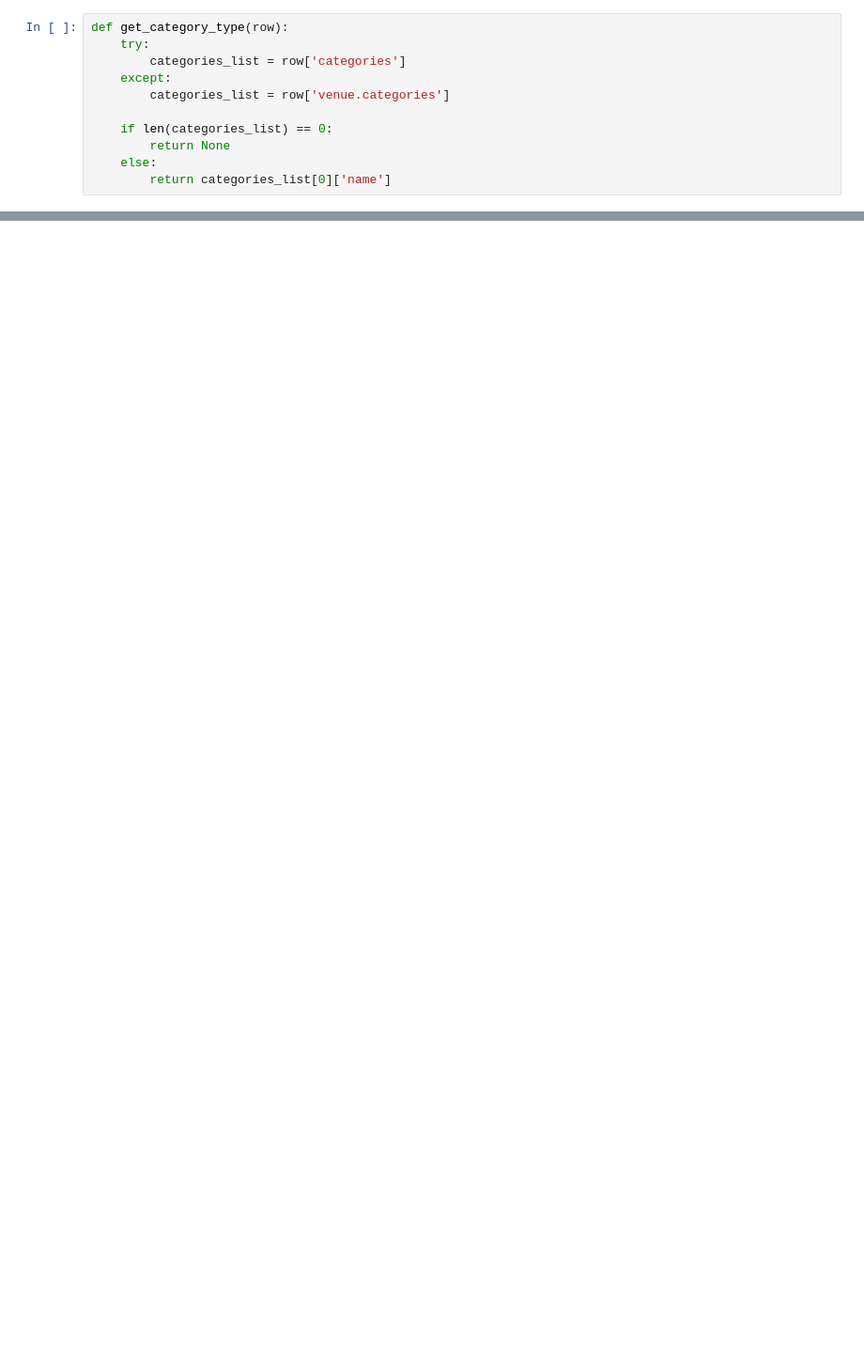
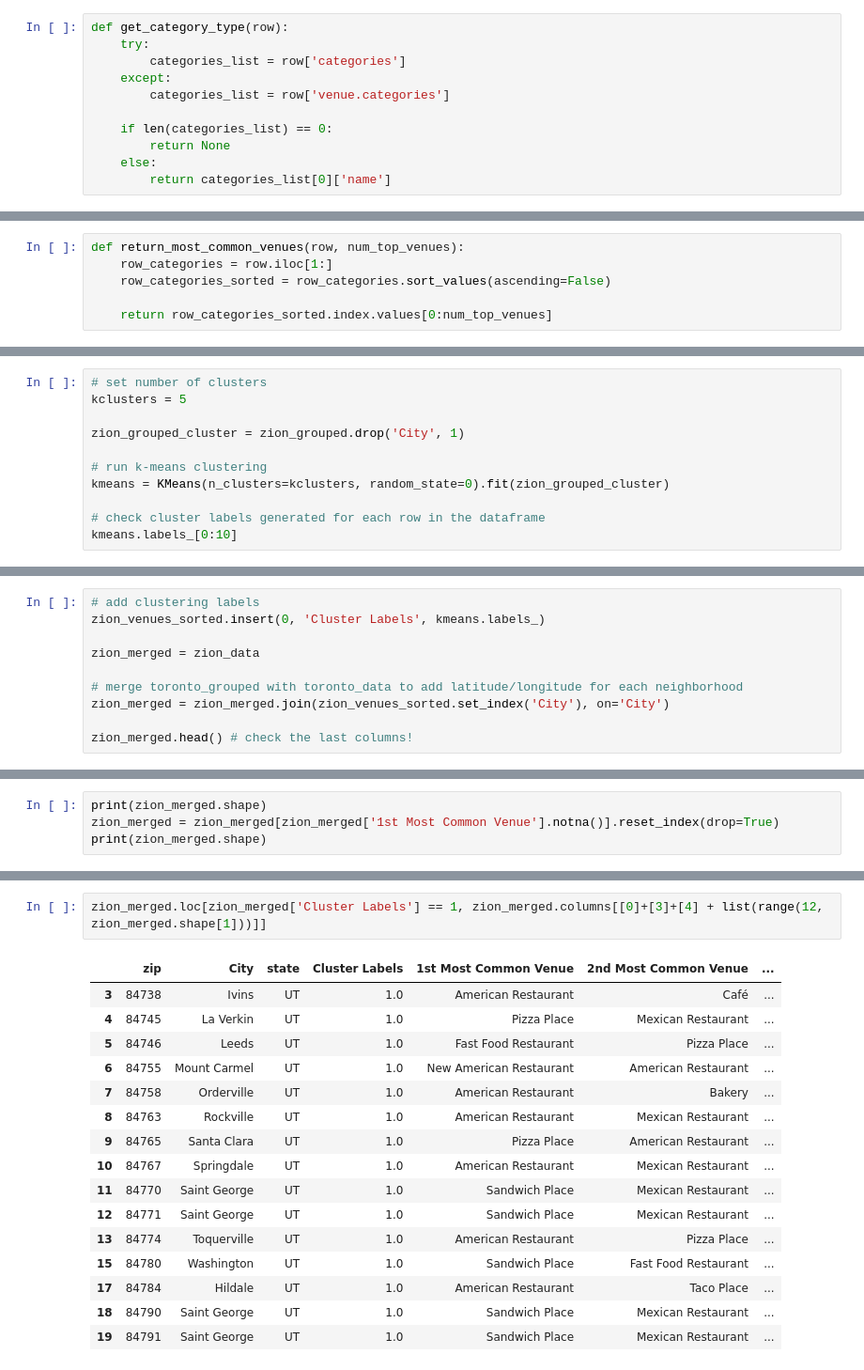
Before and after one commit to horan37/Coursera_Capstone, a Jupyter notebook: CapstoneProject_Week5.ipynb, the cells around one changed output, grey strips where cells are left out. Shown at 94% size. Saved outputs shown, nothing was run; the diff lists cells and outputs as text; blank space fills up the shorter version.

```diff
--- a/CapstoneProject_Week5.ipynb
+++ b/CapstoneProject_Week5.ipynb
@@ -267,0 +492,6 @@ nearby_venues
+# %%
+def return_most_common_venues(row, num_top_venues):
+    row_categories = row.iloc[1:]
+    row_categories_sorted = row_categories.sort_values(ascending=False)
+
+    return row_categories_sorted.index.values[0:num_top_venues]
@@ -267,0 +542,11 @@ nearby_venues
+# %%
+# set number of clusters
+kclusters = 5
+
+zion_grouped_cluster = zion_grouped.drop('City', 1)
+
+# run k-means clustering
+kmeans = KMeans(n_clusters=kclusters, random_state=0).fit(zion_grouped_cluster)
+
+# check cluster labels generated for each row in the dataframe
+kmeans.labels_[0:10]
@@ -267,0 +575,10 @@ nearby_venues
+# %%
+# add clustering labels
+zion_venues_sorted.insert(0, 'Cluster Labels', kmeans.labels_)
+
+zion_merged = zion_data
+
+# merge toronto_grouped with toronto_data to add latitude/longitude for each neighborhood
+zion_merged = zion_merged.join(zion_venues_sorted.set_index('City'), on='City')
+
+zion_merged.head() # check the last columns!
@@ -267,0 +592,4 @@ nearby_venues
+# %%
+print(zion_merged.shape)
+zion_merged = zion_merged[zion_merged['1st Most Common Venue'].notna()].reset_index(drop=True)
+print(zion_merged.shape)
@@ -267,0 +639,19 @@ nearby_venues
+# %%
+zion_merged.loc[zion_merged['Cluster Labels'] == 1, zion_merged.columns[[0]+[3]+[4] + list(range(12, zion_merged.shape[1]))]]
+# %% [output]
+|  | zip | City | state | Cluster Labels | 1st Most Common Venue | 2nd Most Common Venue | ... |
+| 3 | 84738 | Ivins | UT | 1.0 | American Restaurant | Café | ... |
+| 4 | 84745 | La Verkin | UT | 1.0 | Pizza Place | Mexican Restaurant | ... |
+| 5 | 84746 | Leeds | UT | 1.0 | Fast Food Restaurant | Pizza Place | ... |
+| 6 | 84755 | Mount Carmel | UT | 1.0 | New American Restaurant | American Restaurant | ... |
+| 7 | 84758 | Orderville | UT | 1.0 | American Restaurant | Bakery | ... |
+| 8 | 84763 | Rockville | UT | 1.0 | American Restaurant | Mexican Restaurant | ... |
+| 9 | 84765 | Santa Clara | UT | 1.0 | Pizza Place | American Restaurant | ... |
+| 10 | 84767 | Springdale | UT | 1.0 | American Restaurant | Mexican Restaurant | ... |
+| 11 | 84770 | Saint George | UT | 1.0 | Sandwich Place | Mexican Restaurant | ... |
+| 12 | 84771 | Saint George | UT | 1.0 | Sandwich Place | Mexican Restaurant | ... |
+| 13 | 84774 | Toquerville | UT | 1.0 | American Restaurant | Pizza Place | ... |
+| 15 | 84780 | Washington | UT | 1.0 | Sandwich Place | Fast Food Restaurant | ... |
+| 17 | 84784 | Hildale | UT | 1.0 | American Restaurant | Taco Place | ... |
+| 18 | 84790 | Saint George | UT | 1.0 | Sandwich Place | Mexican Restaurant | ... |
+| 19 | 84791 | Saint George | UT | 1.0 | Sandwich Place | Mexican Restaurant | ... |
```
Also changed, not shown: parts of 76 cells of this notebook, 3 other files.
